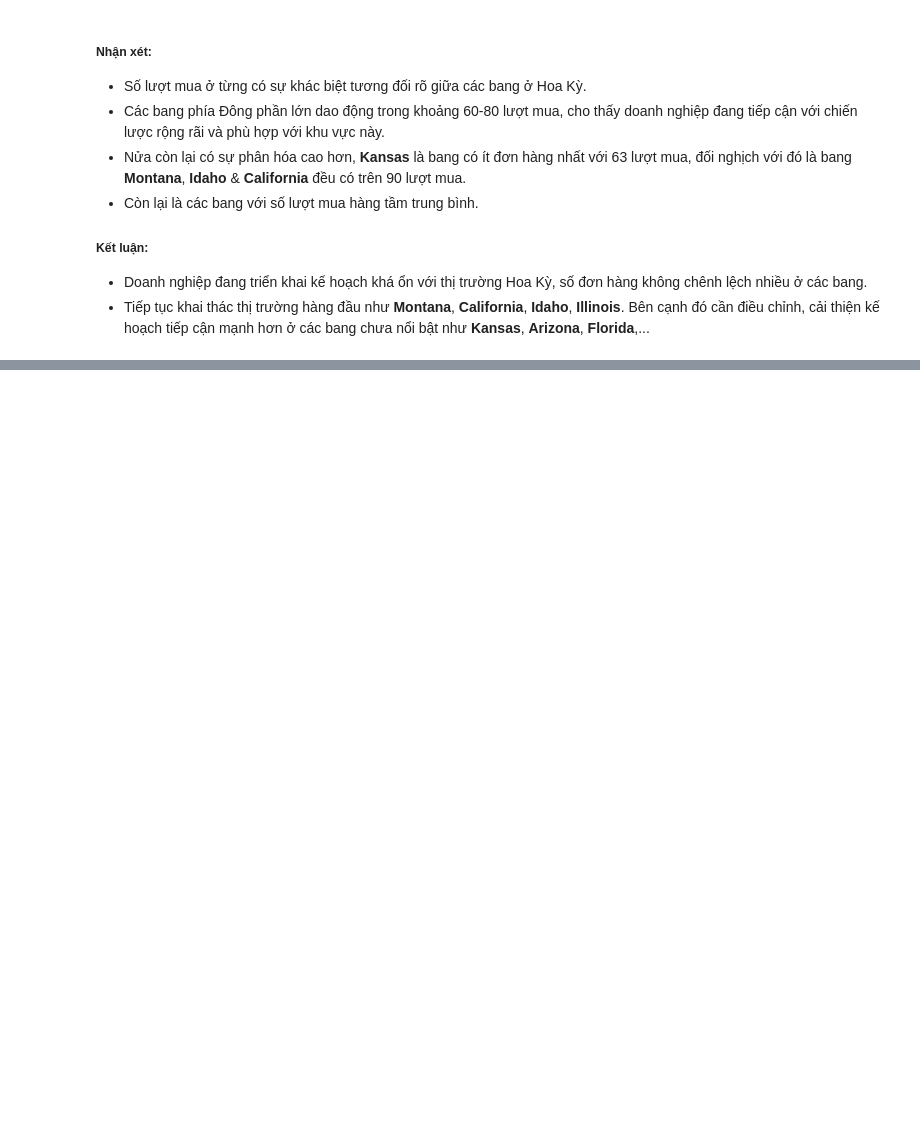
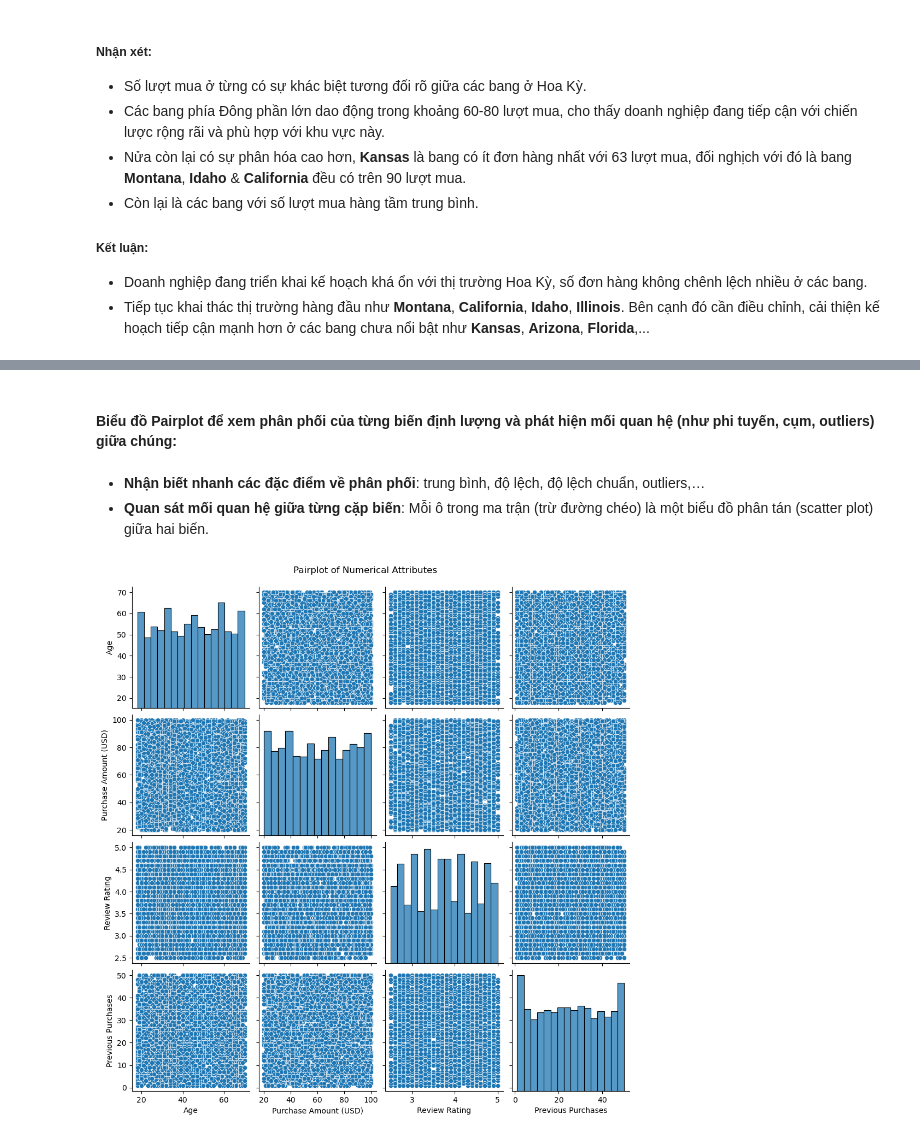
Before and after one commit to LeNguyenGiaBaoFITHCMUS/DV_Lab01, a Jupyter notebook: In progress/Sources/DataVisualization_22120023.ipynb, the cells around one changed output, grey strips where cells are left out. Drawn from its saved outputs; the diff is of its cells as text; code cells hidden in the pictures; blank space fills up the shorter version.

```diff
--- a/In progress/Sources/DataVisualization_22120023.ipynb
+++ b/In progress/Sources/DataVisualization_22120023.ipynb
@@ -251,0 +289,11 @@ fig.show()
+# %% [markdown]
+#### Biểu đồ **Pairplot** để xem phân phối của từng biến định lượng và phát hiện mối quan hệ (như phi tuyến, cụm, outliers) giữa chúng:
+# %% [markdown]
+- **Nhận biết nhanh các đặc điểm về phân phối**: trung bình, độ lệch, độ lệch chuẩn, outliers,…
+- **Quan sát mối quan hệ giữa từng cặp biến**: Mỗi ô trong ma trận (trừ đường chéo) là một biểu đồ phân tán (scatter plot) giữa hai biến.
+# %%
+sns.pairplot(numerical_df)
+plt.suptitle('Pairplot of Numerical Attributes', y=1.02)
+plt.show()
+# %% [output]
+[figure, added]
```
Also changed, not shown: parts of 21 cells of this notebook.
